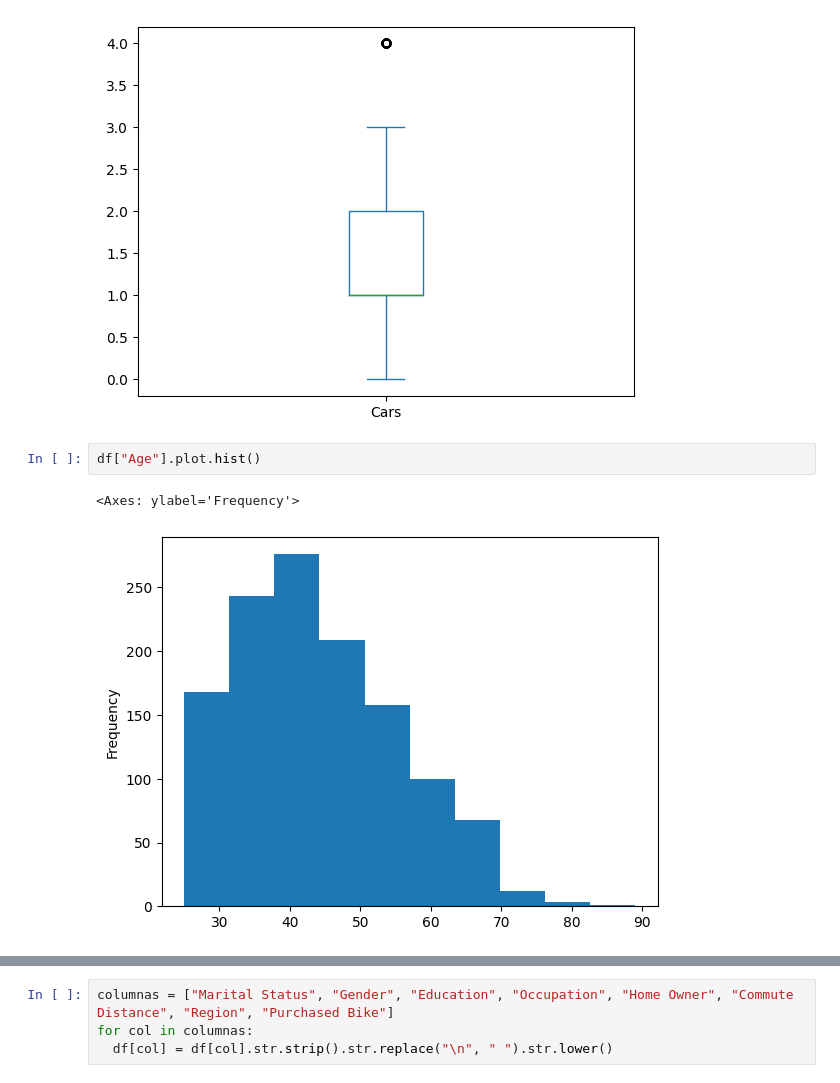
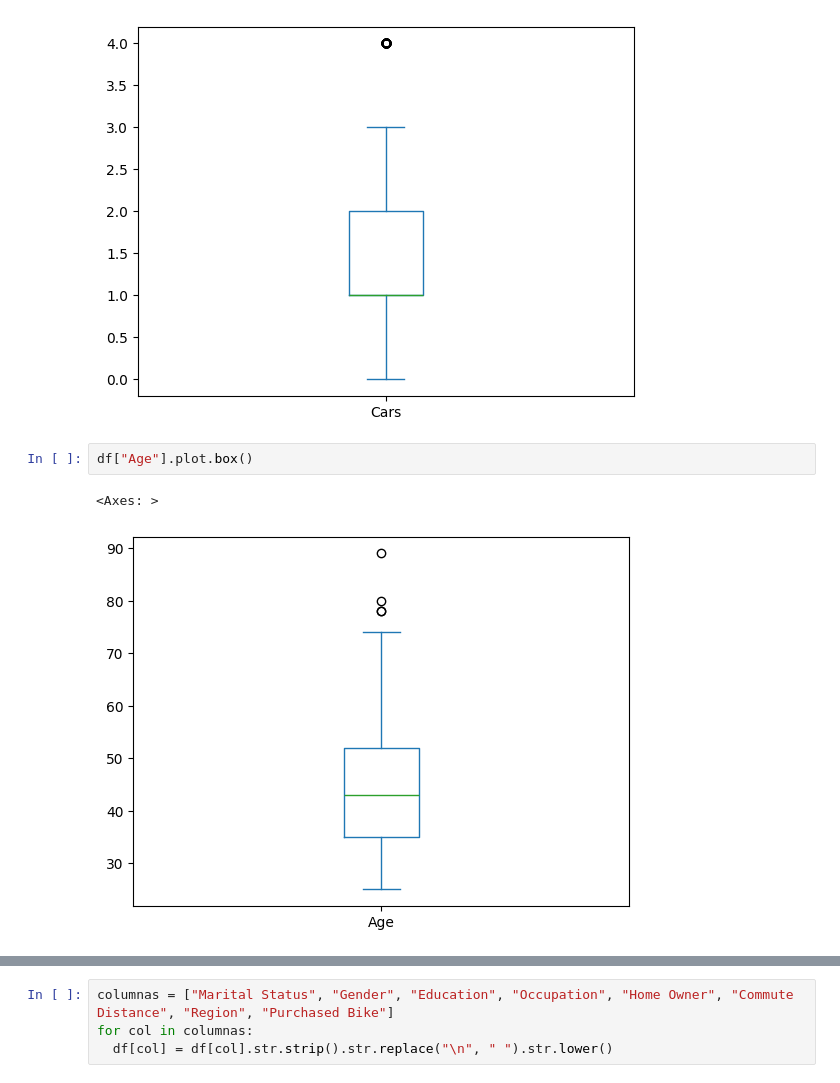
Before and after one commit to SantiagoChevez/HerramientasComputacionales, a Jupyter notebook: Actividad_Limpieza_de_datos.ipynb, the cells around one changed output, grey strips where cells are left out. Saved outputs shown, nothing was run; the diff lists cells and outputs as text.

```diff
--- a/Actividad_Limpieza_de_datos.ipynb
+++ b/Actividad_Limpieza_de_datos.ipynb
@@ -68,8 +68,8 @@ df["Cars"].plot.box()
 <Axes: >
 [figure]
 # %%
-df["Age"].plot.hist()
+df["Age"].plot.box()
 # %% [output]
-<Axes: ylabel='Frequency'>
+<Axes: >
-[figure, old version]
+[figure, new version]
 # %%
```
Also changed, not shown: parts of 7 cells of this notebook, 9 other files.
